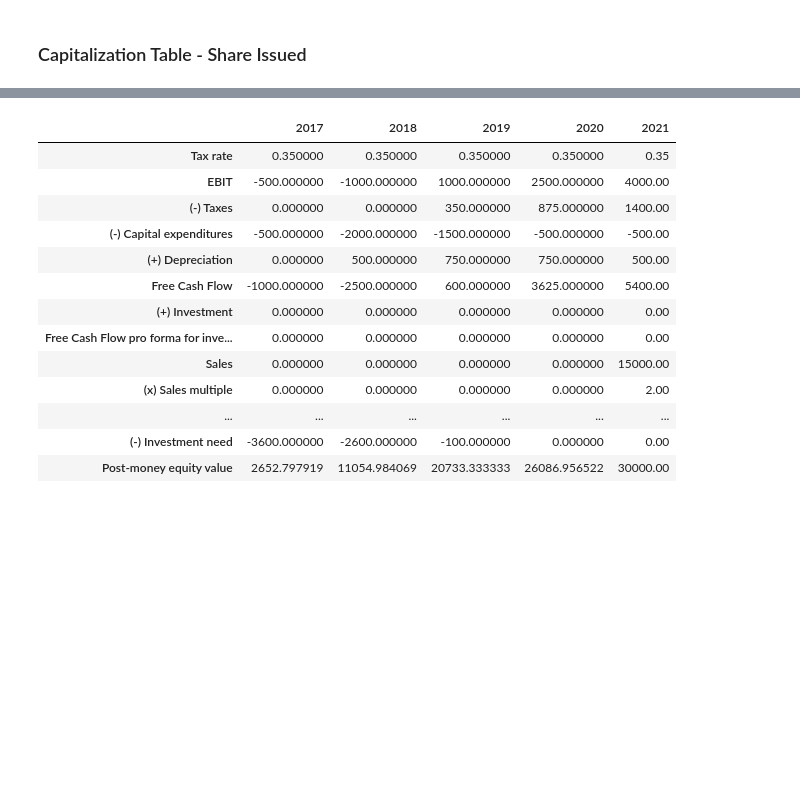
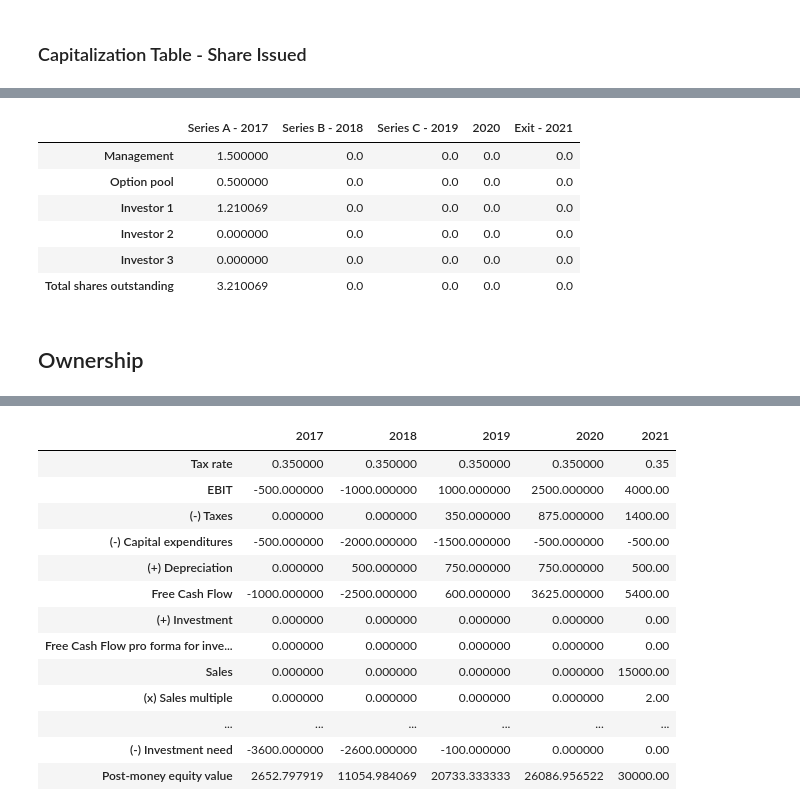
Before and after one commit to cmj123/VentureCapitalFinancialModeling, a Jupyter notebook: Company Valuation.ipynb, the cells around one changed output, grey strips where cells are left out. Saved outputs shown, nothing was run; the diff lists cells and outputs as text; code cells hidden in the pictures; blank space fills up the shorter version.

```diff
--- a/Company Valuation.ipynb
+++ b/Company Valuation.ipynb
@@ -230,0 +217,25 @@ shares_issued
+# %%
+## Define the shares owned
+shares_owned = pd.DataFrame(index=['Management','Option pool','Investor 1', 'Investor 2', 'Investor 3'],
+                            columns = ['Series A - 2017', 'Series B - 2018', 'Series C - 2019', '2020', 'Exit - 2021'])
+shares_owned.fillna(0.0, inplace=True)
+# %%
+## Shared owned by management in series A = shares issued to management + options issues to management
+shares_owned.loc['Management', :] = shares_issued.loc['(+) Shares Issued to Management', :] + shares_issued.loc['(+) Options issued to Management', :]
+shares_owned.loc['Option pool', :] = shares_issued.loc['(+) Option pool', :]
+shares_owned.loc['Investor 1', :] = shares_issued.loc['(+) Shares issued to Investor 1', :]
+shares_owned.loc['Investor 2', :] = shares_issued.loc['(+) Shares issued to Investor 2', :]
+shares_owned.loc['Investor 3', :] = shares_issued.loc['(+) Shares issued to Investor 3', :]
+shares_owned.loc['Total shares outstanding', :] = shares_owned.loc['Management', :] +shares_owned.loc['Option pool', :] + shares_owned.loc['Investor 1', :] + shares_owned.loc['Investor 2', :] + shares_owned.loc['Investor 3', :]
+# %%
+shares_owned
+# %% [output]
+|  | Series A - 2017 | Series B - 2018 | Series C - 2019 | 2020 | Exit - 2021 |
+| Management | 1.500000 | 0.0 | 0.0 | 0.0 | 0.0 |
+| Option pool | 0.500000 | 0.0 | 0.0 | 0.0 | 0.0 |
+| Investor 1 | 1.210069 | 0.0 | 0.0 | 0.0 | 0.0 |
+| Investor 2 | 0.000000 | 0.0 | 0.0 | 0.0 | 0.0 |
+| Investor 3 | 0.000000 | 0.0 | 0.0 | 0.0 | 0.0 |
+| Total shares outstanding | 3.210069 | 0.0 | 0.0 | 0.0 | 0.0 |
+# %% [markdown]
+## Ownership
```
Also changed, not shown: parts of 10 cells of this notebook.
